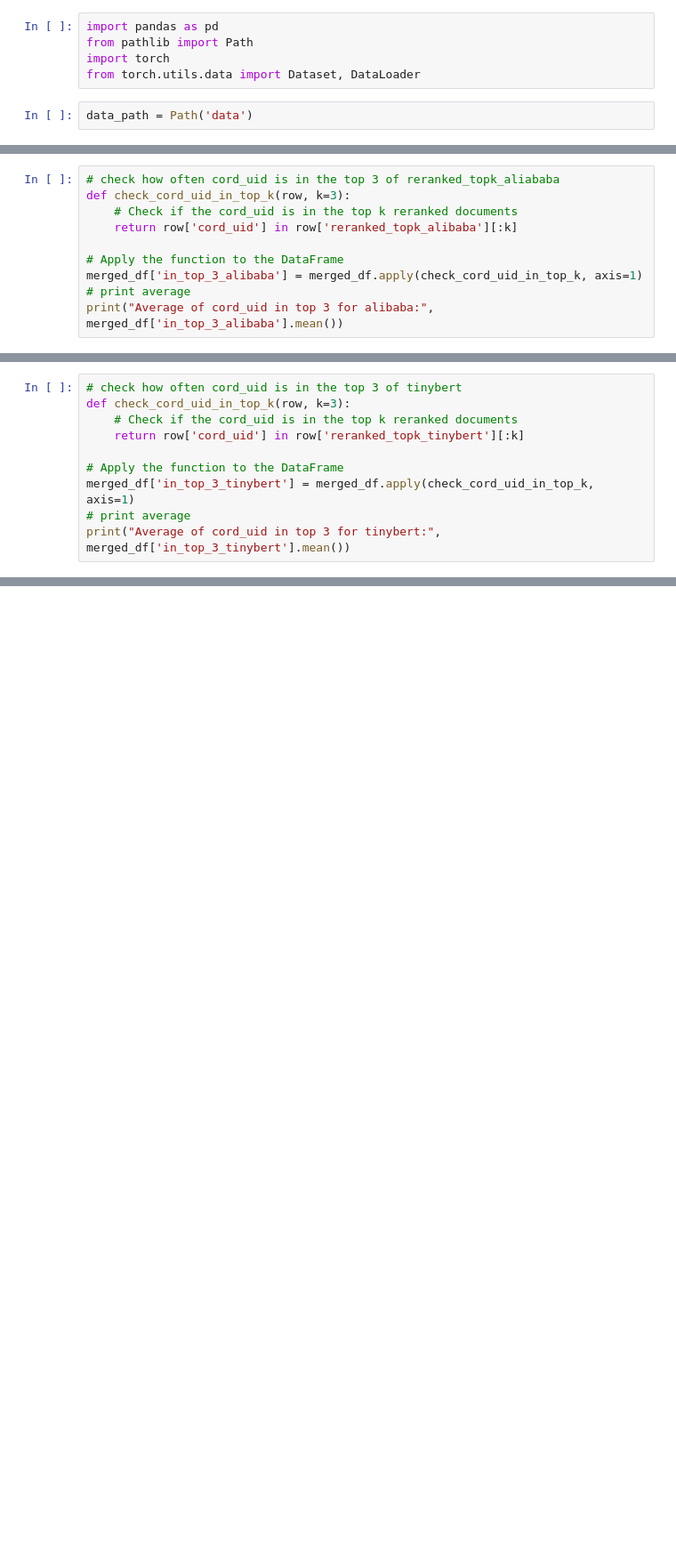
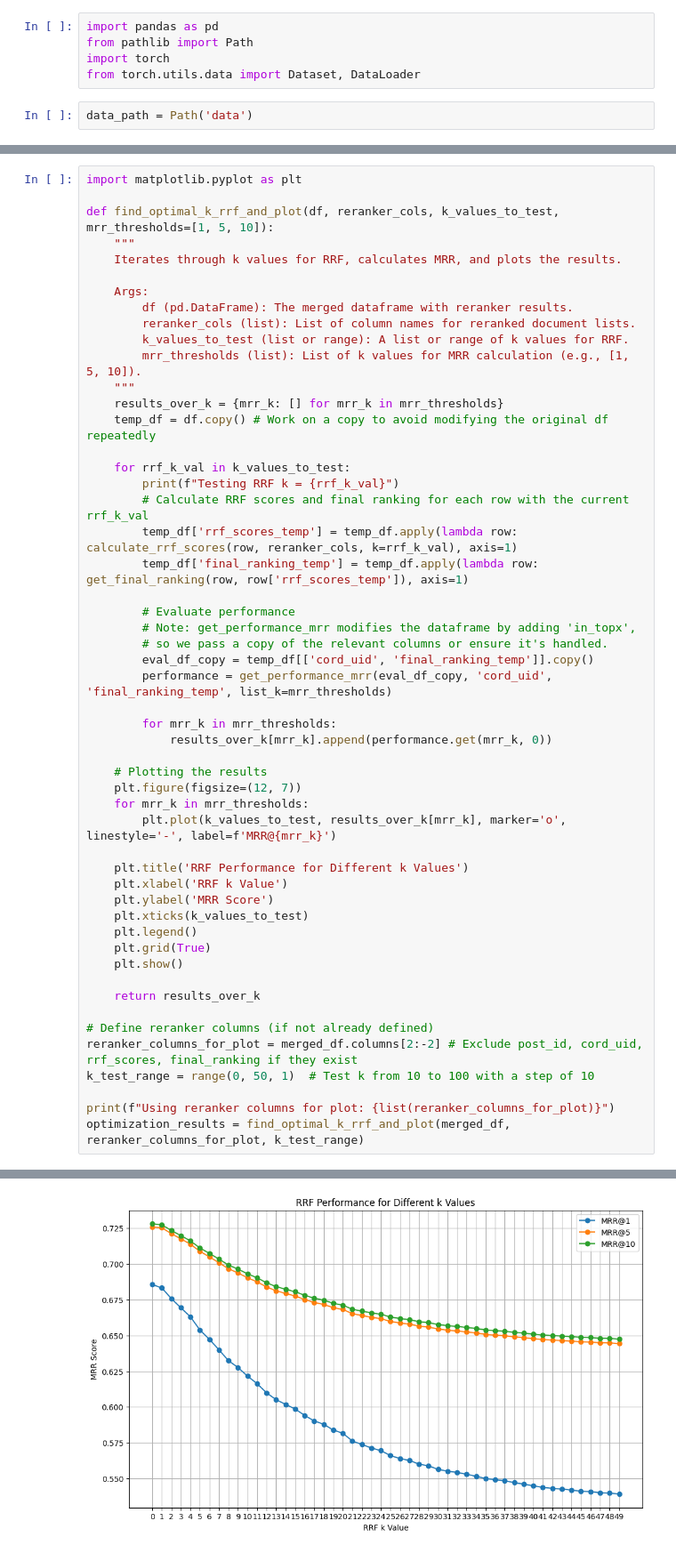
Before and after one commit to AIR25-CheckThat-Group1/CheckThat-ScientificClaimSourceRetrieval, a Jupyter notebook: reranking_ensemble.ipynb, the cells around one changed output, grey strips where cells are left out. Shown at 89% size. Saved outputs shown, nothing was run; the diff lists cells and outputs as text; blank space fills up the shorter version.

```diff
--- a/reranking_ensemble.ipynb
+++ b/reranking_ensemble.ipynb
@@ -124,10 +129,0 @@ Average of cord_uid in top 3 for final ranking: 0.727495965761594
-# %%
-# check how often cord_uid is in the top 3 of reranked_topk_aliababa
-def check_cord_uid_in_top_k(row, k=3):
-    # Check if the cord_uid is in the top k reranked documents
-    return row['cord_uid'] in row['reranked_topk_alibaba'][:k]
-
-# Apply the function to the DataFrame
-merged_df['in_top_3_alibaba'] = merged_df.apply(check_cord_uid_in_top_k, axis=1)
-# print average
-print("Average of cord_uid in top 3 for alibaba:", merged_df['in_top_3_alibaba'].mean())
@@ -136,10 +129,0 @@ Average of cord_uid in top 3 for alibaba: 0.757244088963727
-# %%
-# check how often cord_uid is in the top 3 of tinybert
-def check_cord_uid_in_top_k(row, k=3):
-    # Check if the cord_uid is in the top k reranked documents
-    return row['cord_uid'] in row['reranked_topk_tinybert'][:k]
-
-# Apply the function to the DataFrame
-merged_df['in_top_3_tinybert'] = merged_df.apply(check_cord_uid_in_top_k, axis=1)
-# print average
-print("Average of cord_uid in top 3 for tinybert:", merged_df['in_top_3_tinybert'].mean())
@@ -147,0 +130,53 @@ Average of cord_uid in top 3 for tinybert: 0.6873640637058864
+# %%
+import matplotlib.pyplot as plt
+
+def find_optimal_k_rrf_and_plot(df, reranker_cols, k_values_to_test, mrr_thresholds=[1, 5, 10]):
+    """
+    Iterates through k values for RRF, calculates MRR, and plots the results.
+
+    Args:
+        df (pd.DataFrame): The merged dataframe with reranker results.
+        reranker_cols (list): List of column names for reranked document lists.
+        k_values_to_test (list or range): A list or range of k values for RRF.
+        mrr_thresholds (list): List of k values for MRR calculation (e.g., [1, 5, 10]).
+    """
+    results_over_k = {mrr_k: [] for mrr_k in mrr_thresholds}
+    temp_df = df.copy() # Work on a copy to avoid modifying the original df repeatedly
+
+    for rrf_k_val in k_values_to_test:
+        print(f"Testing RRF k = {rrf_k_val}")
+        # Calculate RRF scores and final ranking for each row with the current rrf_k_val
+        temp_df['rrf_scores_temp'] = temp_df.apply(lambda row: calculate_rrf_scores(row, reranker_cols, k=rrf_k_val), axis=1)
+        temp_df['final_ranking_temp'] = temp_df.apply(lambda row: get_final_ranking(row, row['rrf_scores_temp']), axis=1)
+
+        # Evaluate performance
+        # Note: get_performance_mrr modifies the dataframe by adding 'in_topx',
+        # so we pass a copy of the relevant columns or ensure it's handled.
+        eval_df_copy = temp_df[['cord_uid', 'final_ranking_temp']].copy()
+        performance = get_performance_mrr(eval_df_copy, 'cord_uid', 'final_ranking_temp', list_k=mrr_thresholds)
+
+        for mrr_k in mrr_thresholds:
+            results_over_k[mrr_k].append(performance.get(mrr_k, 0))
+
+    # Plotting the results
+    plt.figure(figsize=(12, 7))
+    for mrr_k in mrr_thresholds:
+        plt.plot(k_values_to_test, results_over_k[mrr_k], marker='o', linestyle='-', label=f'MRR@{mrr_k}')
+
+    plt.title('RRF Performance for Different k Values')
+    plt.xlabel('RRF k Value')
+    plt.ylabel('MRR Score')
+    plt.xticks(k_values_to_test)
+    plt.legend()
+    plt.grid(True)
+    plt.show()
+
+    return results_over_k
+
+# Define reranker columns (if not already defined)
+reranker_columns_for_plot = merged_df.columns[2:-2] # Exclude post_id, cord_uid, rrf_scores, final_ranking if they exist
+k_test_range = range(0, 50, 1)  # Test k from 10 to 100 with a step of 10
+
+print(f"Using reranker columns for plot: {list(reranker_columns_for_plot)}")
+optimization_results = find_optimal_k_rrf_and_plot(merged_df, reranker_columns_for_plot, k_test_range)
+# %% [output]
@@ -147,0 +200 @@ Average of cord_uid in top 3 for tinybert: 0.6873640637058864
+[figure, added]
```
Also changed, not shown: parts of 12 cells of this notebook.
